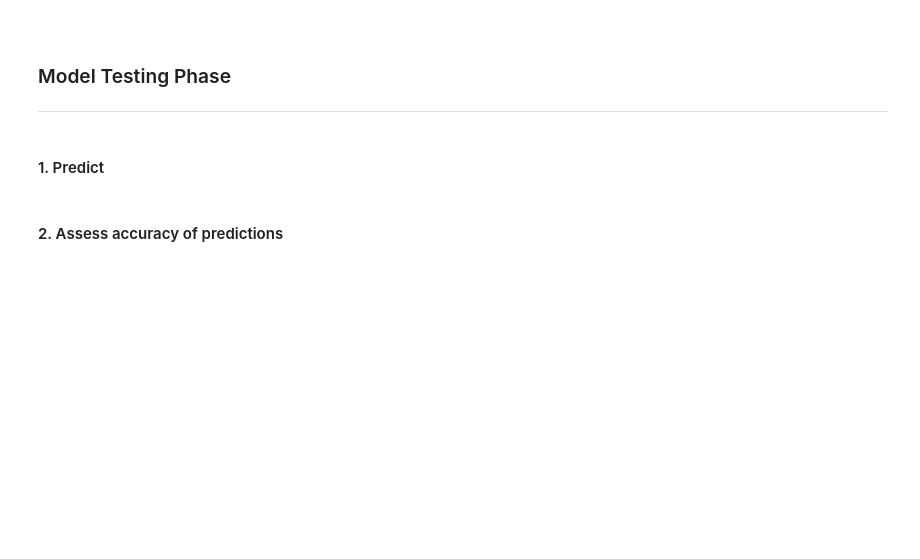
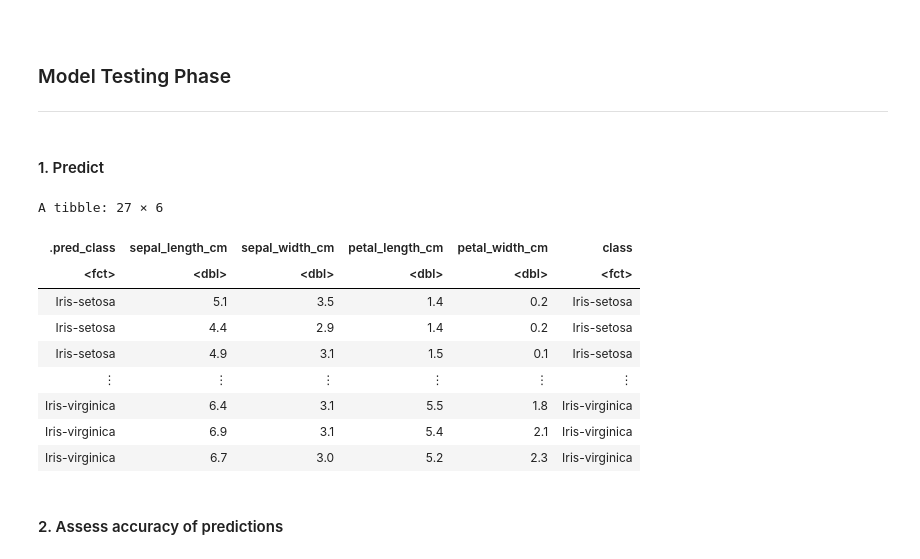
Before and after one commit to lhan0903/DSCI-100-Project-006-26, a Jupyter notebook: group-project-report.ipynb, the cells around one changed output. Drawn from its saved outputs; the diff is of its cells as text; code cells hidden in the pictures; blank space fills up the shorter version.

```diff
--- a/group-project-report.ipynb
+++ b/group-project-report.ipynb
@@ -228,0 +250,13 @@ Computational engine: kknn
+# %%
+iris_spec_optimal <- nearest_neighbor(weight_func = "rectangular", neighbors = 7) %>%
+            set_engine("kknn") %>%
+            set_mode("classification")
+
+iris_spec_optimal
+
+iris_fit <- workflow() %>%
+    add_recipe(iris_recipe) %>%
+    add_model(iris_spec_optimal) %>%
+    fit(iris_train)
+
+iris_fit
@@ -234,5 +295,21 @@ Computational engine: kknn
 ------------------------
 # %% [markdown]
 #### 1. Predict
+# %%
+iris_test_predictions <- predict(iris_fit, iris_test) %>%
+    bind_cols(iris_test)
+
+iris_test_predictions
+# %% [output]
+A tibble: 27 × 6
+| .pred_class | sepal_length_cm | sepal_width_cm | petal_length_cm | petal_width_cm | class |
+| <fct> | <dbl> | <dbl> | <dbl> | <dbl> | <fct> |
+| Iris-setosa | 5.1 | 3.5 | 1.4 | 0.2 | Iris-setosa |
+| Iris-setosa | 4.4 | 2.9 | 1.4 | 0.2 | Iris-setosa |
+| Iris-setosa | 4.9 | 3.1 | 1.5 | 0.1 | Iris-setosa |
+| ⋮ | ⋮ | ⋮ | ⋮ | ⋮ | ⋮ |
+| Iris-virginica | 6.4 | 3.1 | 5.5 | 1.8 | Iris-virginica |
+| Iris-virginica | 6.9 | 3.1 | 5.4 | 2.1 | Iris-virginica |
+| Iris-virginica | 6.7 | 3.0 | 5.2 | 2.3 | Iris-virginica |
 # %% [markdown]
 #### 2. Assess accuracy of predictions
```
Also changed, not shown: parts of 11 cells of this notebook.
